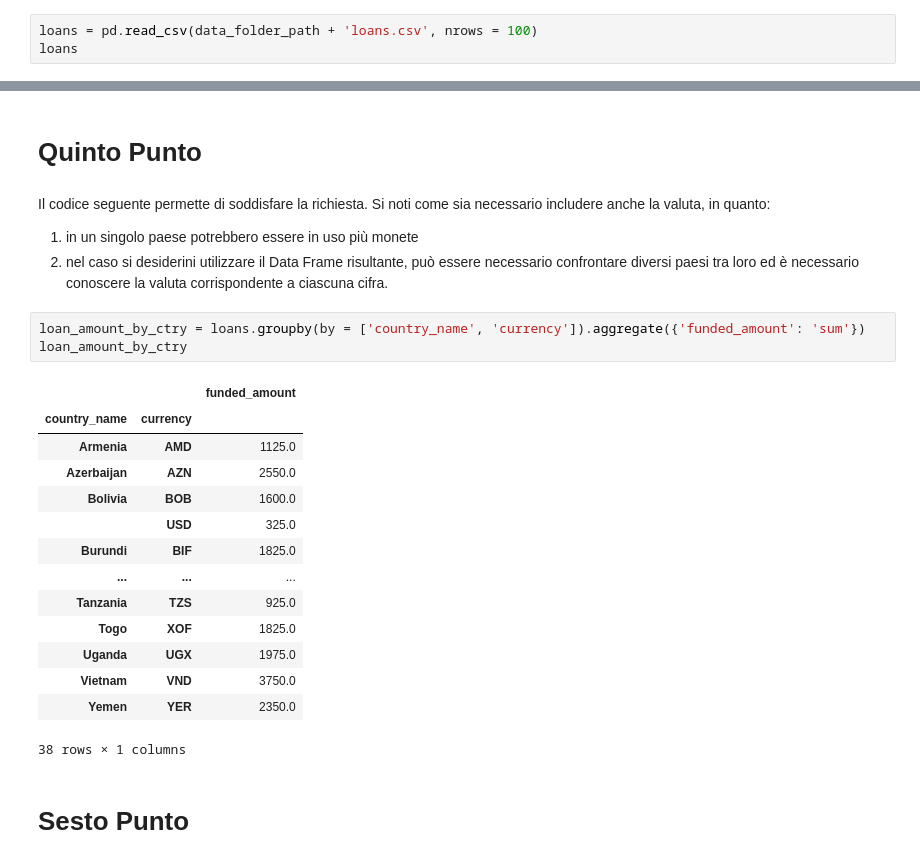
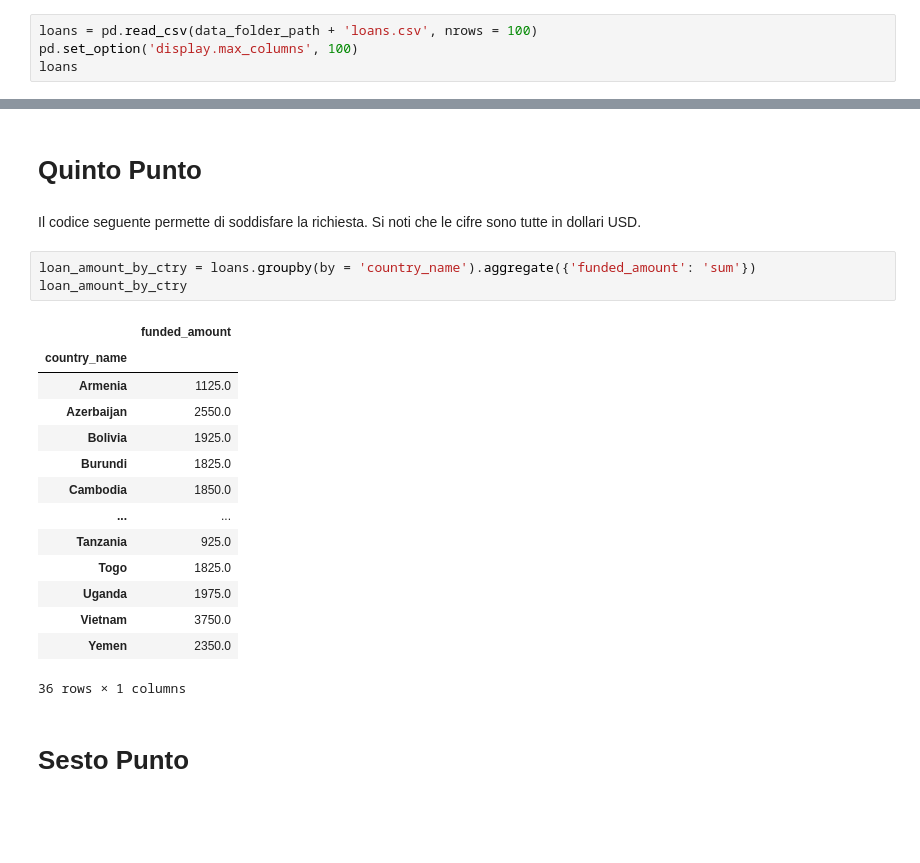
Before and after one commit to dtoniolo/Progetto-FoCS, a Jupyter notebook: Progetto.ipynb, the cells around one changed output, grey strips where cells are left out. Drawn from its saved outputs; the diff is of its cells as text; blank space fills up the shorter version.

```diff
--- a/Progetto.ipynb
+++ b/Progetto.ipynb
@@ -74,6 +74,7 @@ norm_loan_lenders
 # Secondo Punto
 # %%
 loans = pd.read_csv(data_folder_path + 'loans.csv', nrows = 100)
+pd.set_option('display.max_columns', 100)
 loans
 # %% [output]
 |  | loan_id | loan_name | original_language | description | description_translated | funded_amount | loan_amount | ... |
@@ -164,27 +165,25 @@ Israel          1
 Name: country_name, Length: 36, dtype: int64
 # %% [markdown]
 # Quinto Punto
-# %% [markdown]
-Il codice seguente permette di soddisfare la richiesta. Si noti come sia necessario includere anche la valuta, in quanto:
-1. in un singolo paese potrebbero essere in uso più monete
-2. nel caso si desiderini utilizzare il Data Frame risultante, può essere necessario confrontare diversi paesi tra loro ed è necessario conoscere la valuta corrispondente a ciascuna cifra.
+# %% [markdown]
+Il codice seguente permette di soddisfare la richiesta. Si noti che le cifre sono tutte in dollari USD.
 # %%
-loan_amount_by_ctry = loans.groupby(by = ['country_name', 'currency']).aggregate({'funded_amount': 'sum'})
+loan_amount_by_ctry = loans.groupby(by = 'country_name').aggregate({'funded_amount': 'sum'})
 loan_amount_by_ctry
 # %% [output]
-|  |  | funded_amount |
-| country_name | currency |  |
-| Armenia | AMD | 1125.0 |
-| Azerbaijan | AZN | 2550.0 |
-| Bolivia | BOB | 1600.0 |
-|  | USD | 325.0 |
-| Burundi | BIF | 1825.0 |
-| ... | ... | ... |
-| Tanzania | TZS | 925.0 |
-| Togo | XOF | 1825.0 |
-| Uganda | UGX | 1975.0 |
-| Vietnam | VND | 3750.0 |
-| Yemen | YER | 2350.0 |
+|  | funded_amount |
+| country_name |  |
+| Armenia | 1125.0 |
+| Azerbaijan | 2550.0 |
+| Bolivia | 1925.0 |
+| Burundi | 1825.0 |
+| Cambodia | 1850.0 |
+| ... | ... |
+| Tanzania | 925.0 |
+| Togo | 1825.0 |
+| Uganda | 1975.0 |
+| Vietnam | 3750.0 |
+| Yemen | 2350.0 |
-38 rows × 1 columns
+36 rows × 1 columns
 # %% [markdown]
 # Sesto Punto
```
Also changed, not shown: parts of 1 cell of this notebook.
